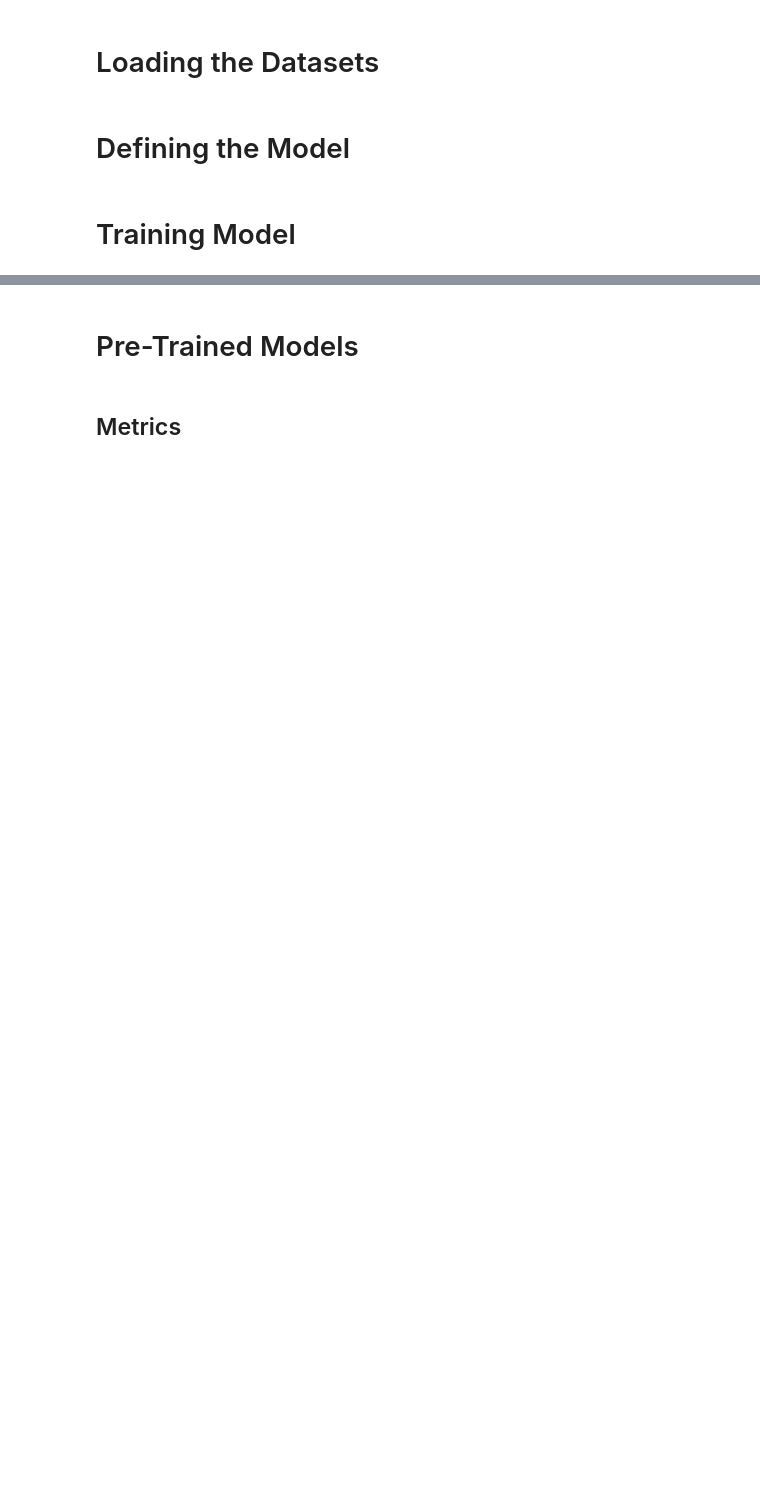
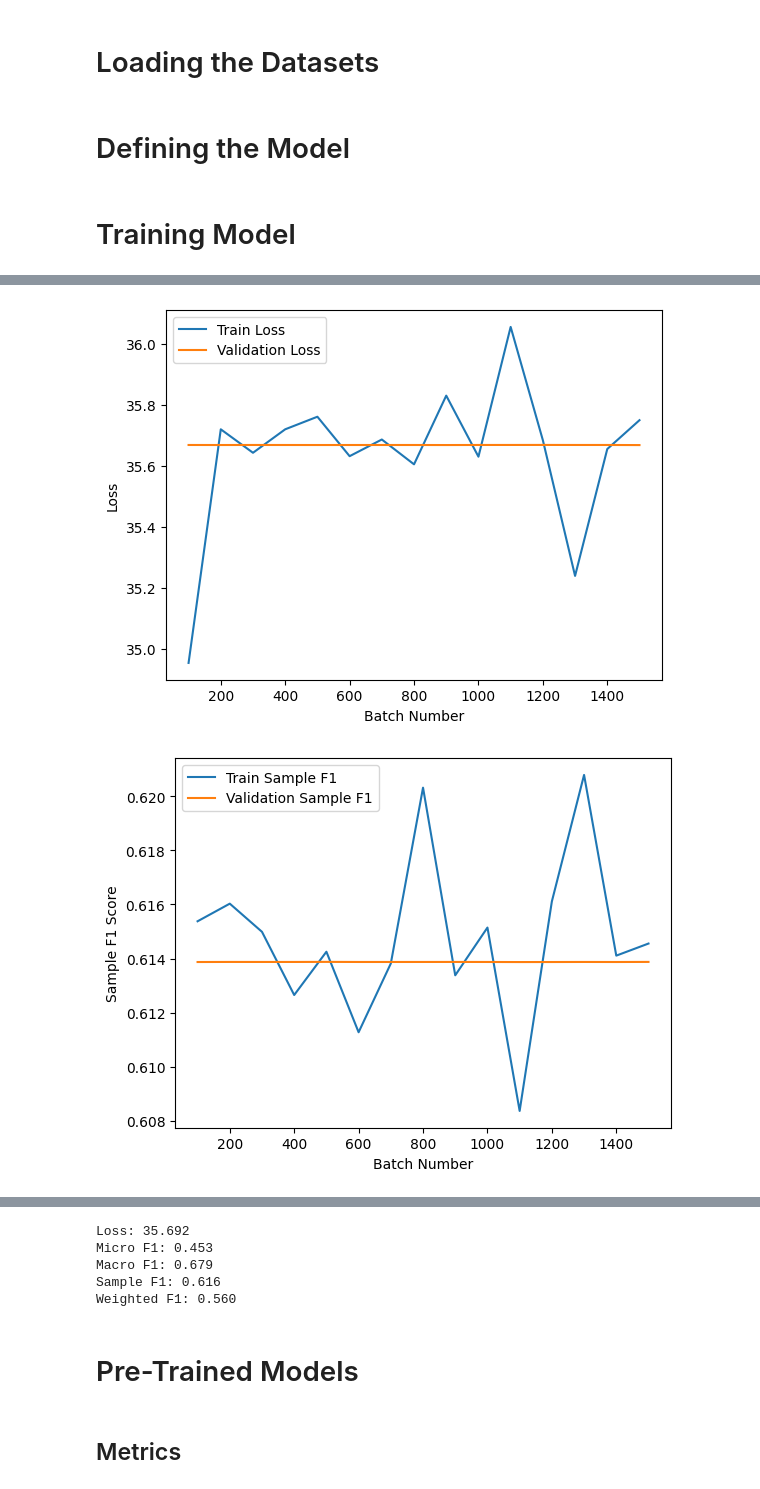
Before and after one commit to bloodpool7/RandomTransformer, a Jupyter notebook: Transformer/model_testing.ipynb, the cells around one changed output, grey strips where cells are left out. Cells and saved outputs as stored; diff of their text form; code cells hidden in the pictures; blank space fills up the shorter version.

```diff
--- a/Transformer/model_testing.ipynb
+++ b/Transformer/model_testing.ipynb
@@ -1,15 +8,10 @@
 # %% [markdown]
 # Loading the Datasets
 # %%
-from Model import *
-import torch.nn as nn
-from torch.utils.data import DataLoader
-import pandas as pd
-
 #get the data
 split_ratio = 0.8
 val_ratio = 0.2
-data = pd.read_csv("Data/dataset_2048_large.csv", dtype = str)
+data = pd.read_csv("Data/dataset_2048.csv", dtype = str)
 train_df = data.sample(frac = split_ratio)
 test_df = data.drop(train_df.index)
 val_df = train_df.sample(frac = val_ratio)
@@ -26,28 +28,35 @@ val_loader = DataLoader(val_dataset, batch_size = 128, shuffle = True)
 # %% [markdown]
 # Defining the Model
 # %%
+from Model import *
+import torch.nn as nn
+from torch.utils.data import DataLoader
+
 #model hyperparameters
 ntokens = 65536  # size of vocabulary
-emsize = 768  # embedding dimension
-d_hid = 768  # dimension of the feedforward network model in ``nn.TransformerEncoder``
-nlayers = 4  # number of ``nn.TransformerEncoderLayer`` in ``nn.TransformerEncoder``
-nhead = 8 # number of heads in ``nn.MultiheadAttention``
+emsize = 240  # embedding dimension
+d_hid = 240  # dimension of the feedforward network model in ``nn.TransformerEncoder``
+nlayers = 3  # number of ``nn.TransformerEncoderLayer`` in ``nn.TransformerEncoder``
+nhead = 24 # number of heads in ``nn.MultiheadAttention``
 dropout = 0.2  # dropout probability
 input_size = 128
 threshold = 0.5
+average = False
 
 #define the model
-device = "cpu"
-transformer = RandomLM(ntokens, emsize, nhead, d_hid, nlayers, input_size, dropout).to(device)
+device = "cuda"
+torch.cuda.empty_cache() if torch.cuda.is_available() else None
+transformer = RandomLM(ntokens, emsize, nhead, d_hid, nlayers, input_size, dropout, averaging = average).to(device)
 criterion = nn.BCELoss().to(device)
 optimizer = torch.optim.Adam(transformer.parameters())
 # %% [markdown]
 # Training Model
 # %%
 save = True
-path = str(emsize) + "embeddings-" + str(nlayers) + "encoder-" + str(nhead) + "heads-" + str(input_size) + "tokensize" + "_large"
+path = str(emsize) + "embeddings-" + str(nlayers) + "encoder-" + str(nhead) + "heads-" + str(input_size) + "tokensize" + ("-large" if input_size == 128 else "") + ("-average" if average else "")
 
-train_metrics, val_metrics = train(transformer, criterion, optimizer, train_loader, val_loader, 3, threshold)
+train_metrics, val_metrics = train(transformer, criterion, optimizer, train_loader, val_loader, 3, threshold, device = device)
 plot_metrics(train_metrics, val_metrics)
-inference(transformer, criterion, test_loader, threshold)
+inference(transformer, criterion, test_loader, threshold, device = device)
 model_save(transformer, path, train_metrics, val_metrics)
+# %% [output]
@@ -53,0 +78,2 @@ model_save(transformer, path, train_metrics, val_metrics)
+[figure, added]
+[figure, added]
@@ -54,3 +83,8 @@ model_save(transformer, path, train_metrics, val_metrics)
+Loss: 35.692
+Micro F1: 0.453
+Macro F1: 0.679
+Sample F1: 0.616
+Weighted F1: 0.560
 # %% [markdown]
 # Pre-Trained Models
 # %% [markdown]
```
Also changed, not shown: parts of 6 cells of this notebook, 4 other files.
